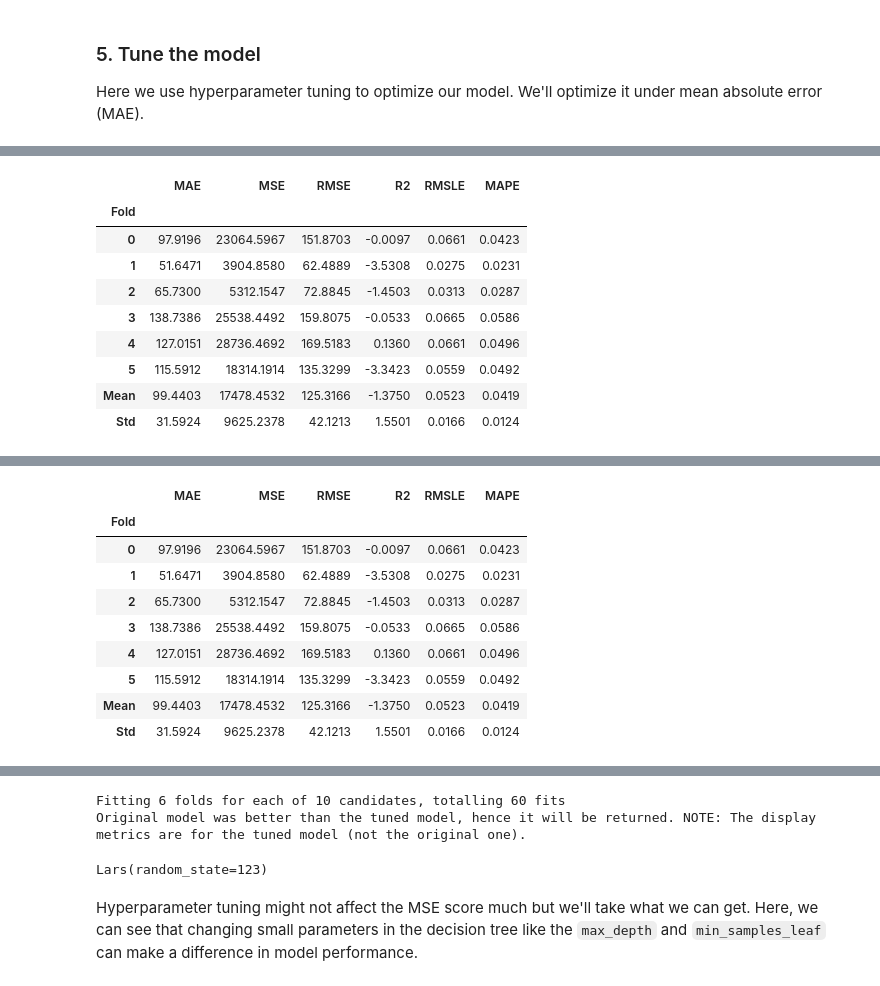
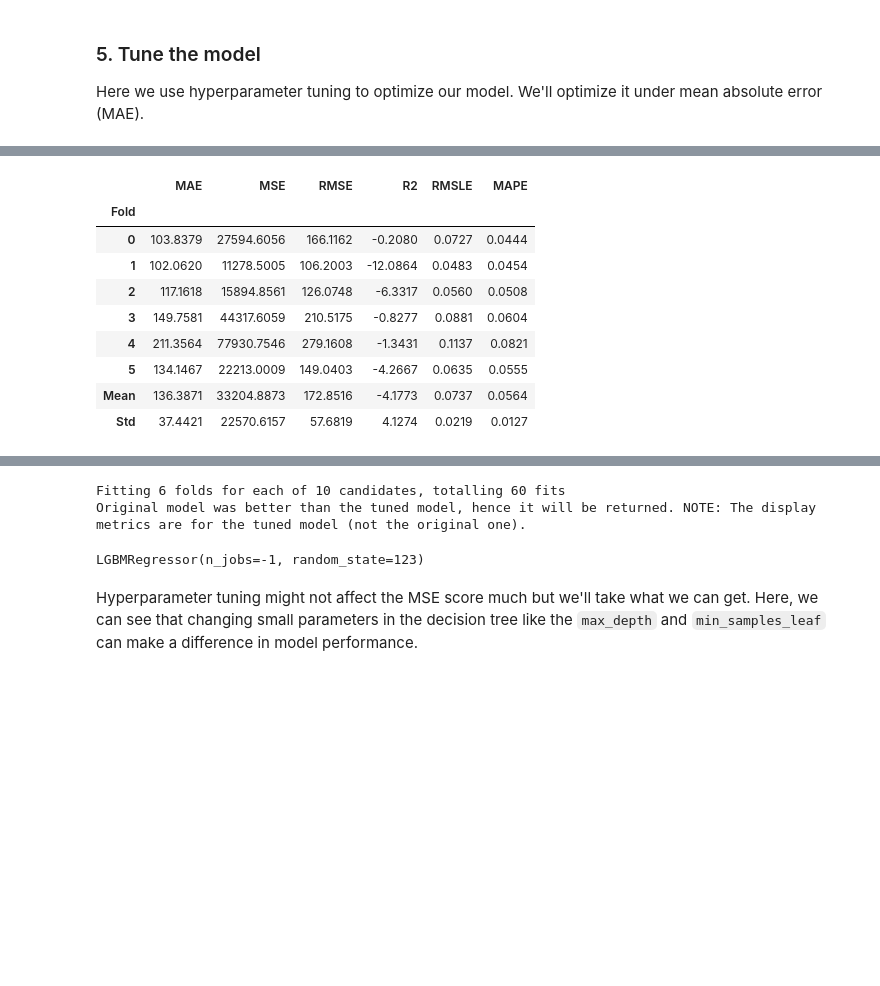
Before and after one commit to cjense/seasonal-icevelocity-prediction, a Jupyter notebook: notebooks/CML_workflow.ipynb, the cells around one changed output, grey strips where cells are left out. Cells and saved outputs as stored; diff of their text form; code cells hidden in the pictures; blank space fills up the shorter version.

```diff
--- a/notebooks/CML_workflow.ipynb
+++ b/notebooks/CML_workflow.ipynb
@@ -238,31 +226,21 @@ Here, it is easier to visualize how each model performed. The best fit line shou
 
 Here we use hyperparameter tuning to optimize our model. We'll optimize it under mean absolute error (MAE).
 # %%
-dt = create_model(best_model)
+dt = create_model(comparison[0])
 
 tune_model(dt, optimize='MAE')
 # %% [output]
 [interactive output not drawn]
-|  | MAE | MSE | RMSE | R2 | RMSLE | MAPE |
-| Fold |  |  |  |  |  |  |
-| 0 | 97.9196 | 23064.5967 | 151.8703 | -0.0097 | 0.0661 | 0.0423 |
-| 1 | 51.6471 | 3904.8580 | 62.4889 | -3.5308 | 0.0275 | 0.0231 |
-| 2 | 65.7300 | 5312.1547 | 72.8845 | -1.4503 | 0.0313 | 0.0287 |
-| 3 | 138.7386 | 25538.4492 | 159.8075 | -0.0533 | 0.0665 | 0.0586 |
-| 4 | 127.0151 | 28736.4692 | 169.5183 | 0.1360 | 0.0661 | 0.0496 |
-| 5 | 115.5912 | 18314.1914 | 135.3299 | -3.3423 | 0.0559 | 0.0492 |
-| Mean | 99.4403 | 17478.4532 | 125.3166 | -1.3750 | 0.0523 | 0.0419 |
-| Std | 31.5924 | 9625.2378 | 42.1213 | 1.5501 | 0.0166 | 0.0124 |
 [interactive output not drawn]
 [interactive output not drawn]
-|  | MAE | MSE | RMSE | R2 | RMSLE | MAPE |
-| Fold |  |  |  |  |  |  |
-| 0 | 97.9196 | 23064.5967 | 151.8703 | -0.0097 | 0.0661 | 0.0423 |
-| 1 | 51.6471 | 3904.8580 | 62.4889 | -3.5308 | 0.0275 | 0.0231 |
-| 2 | 65.7300 | 5312.1547 | 72.8845 | -1.4503 | 0.0313 | 0.0287 |
-| 3 | 138.7386 | 25538.4492 | 159.8075 | -0.0533 | 0.0665 | 0.0586 |
-| 4 | 127.0151 | 28736.4692 | 169.5183 | 0.1360 | 0.0661 | 0.0496 |
-| 5 | 115.5912 | 18314.1914 | 135.3299 | -3.3423 | 0.0559 | 0.0492 |
-| Mean | 99.4403 | 17478.4532 | 125.3166 | -1.3750 | 0.0523 | 0.0419 |
-| Std | 31.5924 | 9625.2378 | 42.1213 | 1.5501 | 0.0166 | 0.0124 |
 [interactive output not drawn]
+|  | MAE | MSE | RMSE | R2 | RMSLE | MAPE |
+| Fold |  |  |  |  |  |  |
+| 0 | 103.8379 | 27594.6056 | 166.1162 | -0.2080 | 0.0727 | 0.0444 |
+| 1 | 102.0620 | 11278.5005 | 106.2003 | -12.0864 | 0.0483 | 0.0454 |
+| 2 | 117.1618 | 15894.8561 | 126.0748 | -6.3317 | 0.0560 | 0.0508 |
+| 3 | 149.7581 | 44317.6059 | 210.5175 | -0.8277 | 0.0881 | 0.0604 |
+| 4 | 211.3564 | 77930.7546 | 279.1608 | -1.3431 | 0.1137 | 0.0821 |
+| 5 | 134.1467 | 22213.0009 | 149.0403 | -4.2667 | 0.0635 | 0.0555 |
+| Mean | 136.3871 | 33204.8873 | 172.8516 | -4.1773 | 0.0737 | 0.0564 |
+| Std | 37.4421 | 22570.6157 | 57.6819 | 4.1274 | 0.0219 | 0.0127 |
@@ -269,6 +248,6 @@ tune_model(dt, optimize='MAE')
 Fitting 6 folds for each of 10 candidates, totalling 60 fits
 Original model was better than the tuned model, hence it will be returned. NOTE: The display metrics are for the tuned model (not the original one).
-Lars(random_state=123)
+LGBMRegressor(n_jobs=-1, random_state=123)
 # %% [markdown]
 Hyperparameter tuning might not affect the MSE score much but we'll take what we can get. Here, we can see that changing small parameters in the decision tree like the `max_depth` and `min_samples_leaf` can make a difference in model performance.
 # %% [markdown]
```
Also changed, not shown: parts of 8 cells of this notebook.
